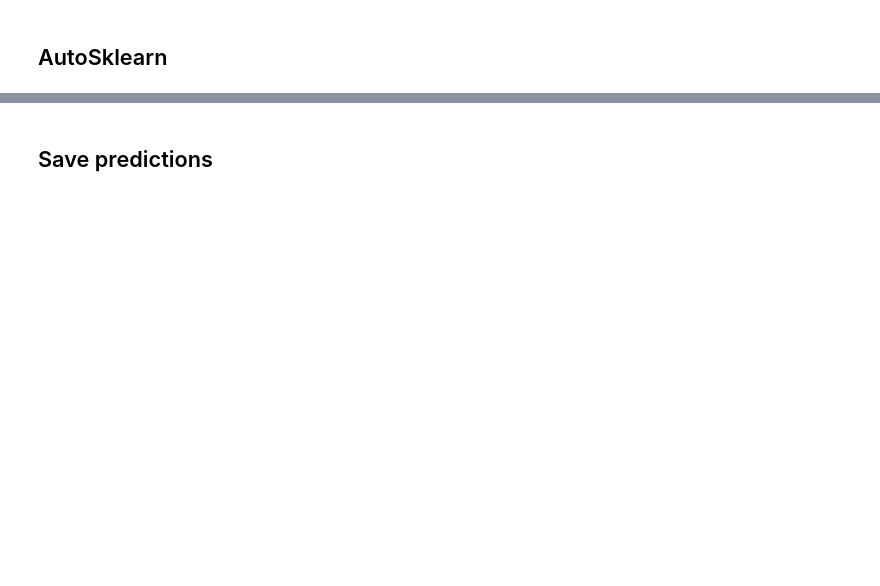
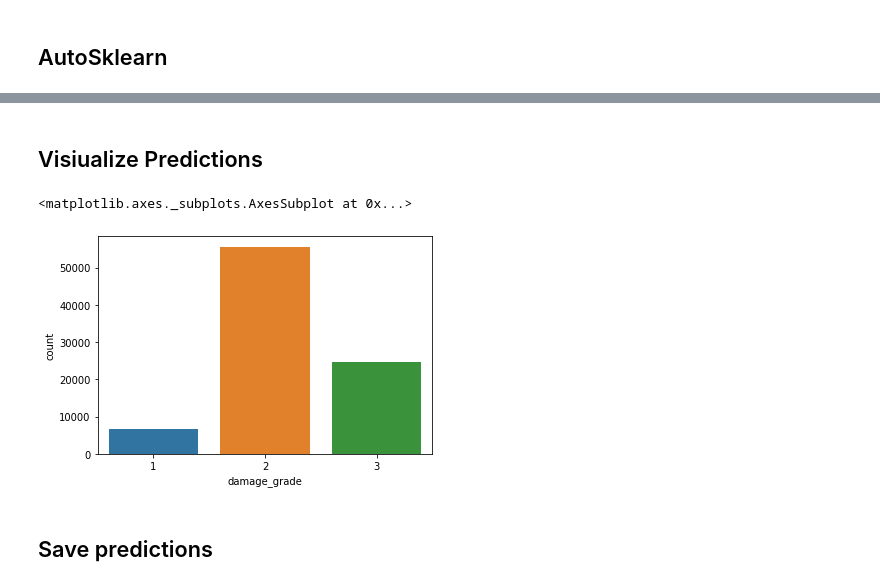
Before and after one commit to plaban1981/Dockship, a Jupyter notebook: Richter's_Predictor_Modeling_Earthquake_Damage_(1)_(2).ipynb, the cells around one changed output, grey strips where cells are left out. Saved outputs shown, nothing was run; the diff lists cells and outputs as text; code cells hidden in the pictures; blank space fills up the shorter version.

```diff
--- a/Richter's_Predictor_Modeling_Earthquake_Damage_(1)_(2).ipynb
+++ b/Richter's_Predictor_Modeling_Earthquake_Damage_(1)_(2).ipynb
@@ -590,3 +852,6 @@ X_train, X_val, y_train, y_val = train_test_split(X,y,test_size=0.3, random_stat
+# %%
+from sklearn import model_selection
+x_train,x_test,y_train,y_test=model_selection.train_test_split(X_scaled,Y.values,test_size=0.2,random_state=42,stratify=Y)
 # %%
 automlclassifier = classifier.AutoSklearnClassifier() # Default duration is 3600 seconds (1 hour)
-automlclassifier.fit(X_train, y_train)
+automlclassifier.fit(x_train, y_train)
@@ -607,3 +921,6 @@ print('Weighted F1 Score is: ', f1_score(y_val, pred, average='weighted'))
 # %%
 # Make predictions
-target = automlclassifier.predict(test)
+target = automlclassifier.predict(test_scaled)
+# %%
+#create submission file
+submission = pd.DataFrame(data=target, columns=['damage_grade']).set_index(test_data.index)
@@ -610,2 +937,9 @@ target = automlclassifier.predict(test)
+# %% [markdown]
+## Visiualize Predictions
+# %%
+sns.countplot(x='damage_grade',data=submission)
+# %% [output]
+<matplotlib.axes._subplots.AxesSubplot at 0x...>
+[figure, added]
 # %% [markdown]
 ## Save predictions
```
Also changed, not shown: parts of 71 cells of this notebook.
